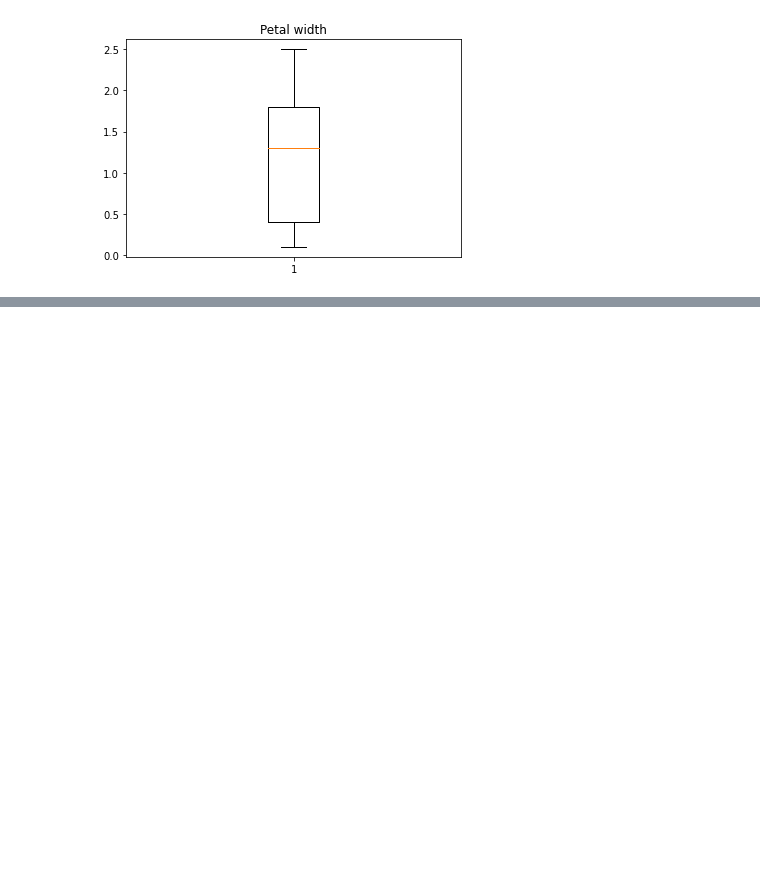
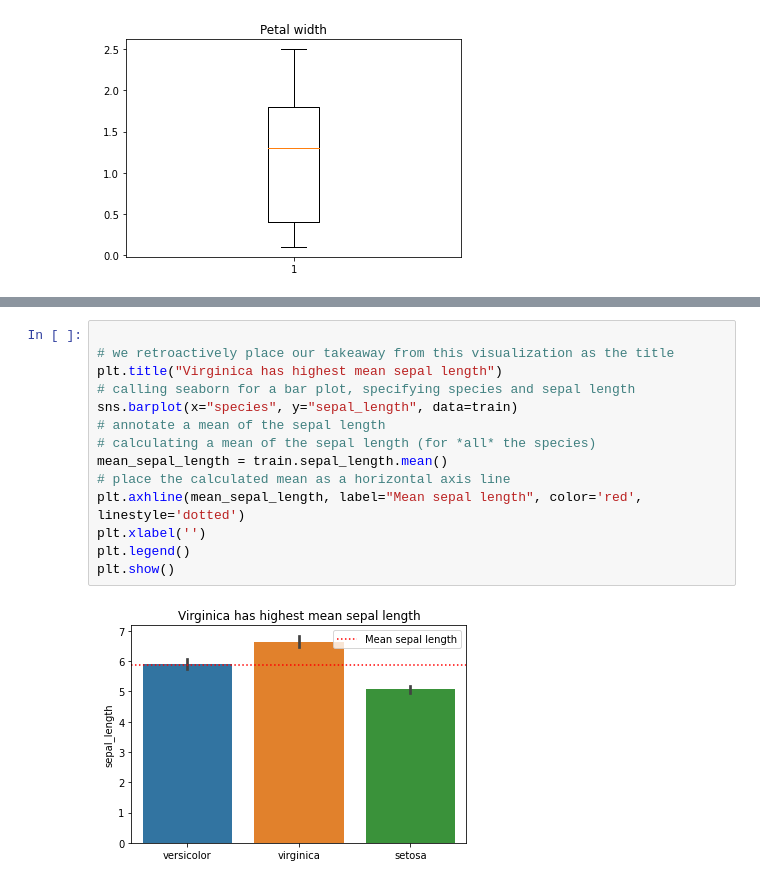
Before and after one commit to joe-bennett/classification-exercises, a Jupyter notebook: classification_exercises.ipynb, the cells around one changed output, grey strips where cells are left out. Saved outputs shown, nothing was run; the diff lists cells and outputs as text; blank space fills up the shorter version.

```diff
--- a/classification_exercises.ipynb
+++ b/classification_exercises.ipynb
@@ -915,0 +921,16 @@ for cols in num_cols:
+# %%
+
+# we retroactively place our takeaway from this visualization as the title
+plt.title("Virginica has highest mean sepal length")
+# calling seaborn for a bar plot, specifying species and sepal length
+sns.barplot(x="species", y="sepal_length", data=train)
+# annotate a mean of the sepal length
+# calculating a mean of the sepal length (for *all* the species)
+mean_sepal_length = train.sepal_length.mean()
+# place the calculated mean as a horizontal axis line
+plt.axhline(mean_sepal_length, label="Mean sepal length", color='red', linestyle='dotted')
+plt.xlabel('')
+plt.legend()
+plt.show()
+# %% [output]
+[figure, added]
```
Also changed, not shown: parts of 45 cells of this notebook.
